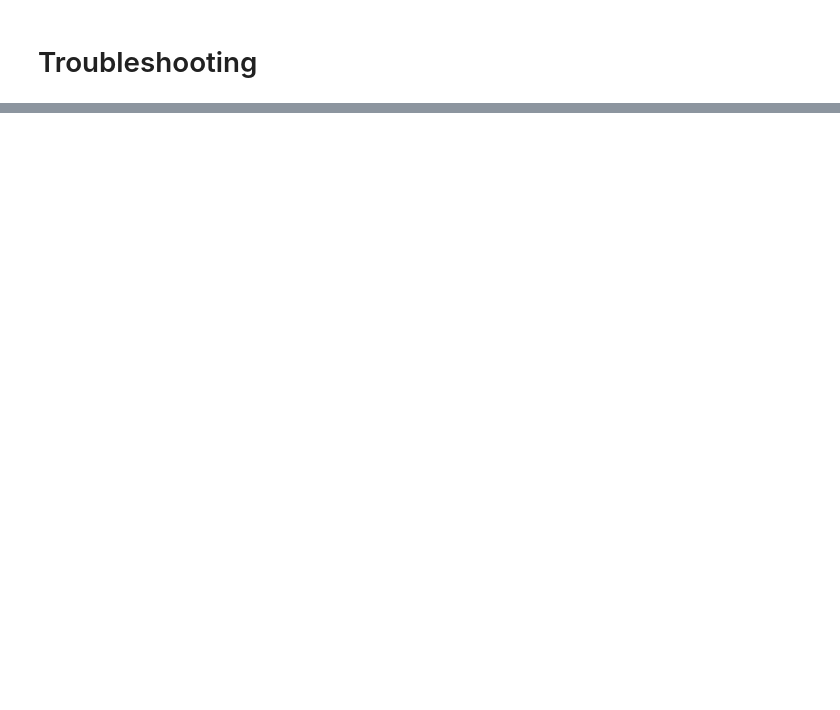
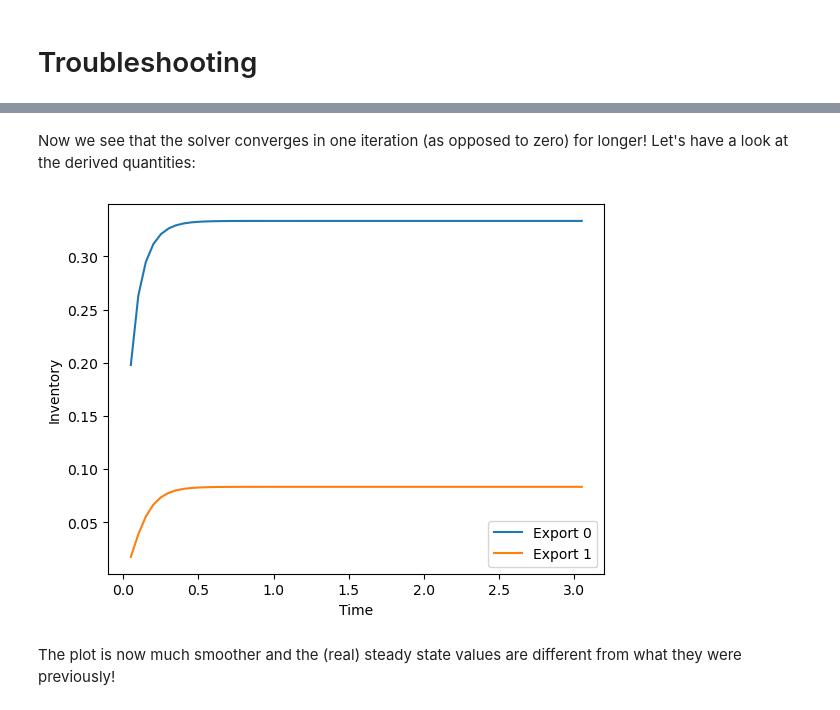
Before and after one commit to festim-dev/FESTIM-workshop, a Jupyter notebook: book/content/misc/troubleshooting.ipynb, the cells around one changed output, grey strips where cells are left out. Drawn from its saved outputs; the diff is of its cells as text; code cells hidden in the pictures; blank space fills up the shorter version.

```diff
--- a/book/content/misc/troubleshooting.ipynb
+++ b/book/content/misc/troubleshooting.ipynb
@@ -99,0 +166,5 @@ my_model.run()
+# %%
+my_model.settings.atol = 1e-10
+
+my_model.initialise()
+my_model.run()
@@ -99,0 +205,13 @@ my_model.run()
+# %% [markdown]
+Now we see that the solver converges in one iteration (as opposed to zero) for longer! Let's have a look at the derived quantities:
+# %%
+import matplotlib.pyplot as plt
+
+for i, export in enumerate(my_model.exports):
+    plt.plot(export.t, export.data, label=f"Export {i}")
+plt.xlabel("Time")
+plt.ylabel("Inventory")
+plt.legend()
+plt.show()
+# %% [output]
+[figure, added]
@@ -99,0 +220,2 @@ my_model.run()
+# %% [markdown]
+The plot is now much smoother and the (real) steady state values are different from what they were previously!
```
Also changed, not shown: parts of 28 cells of this notebook, 1 other file.
